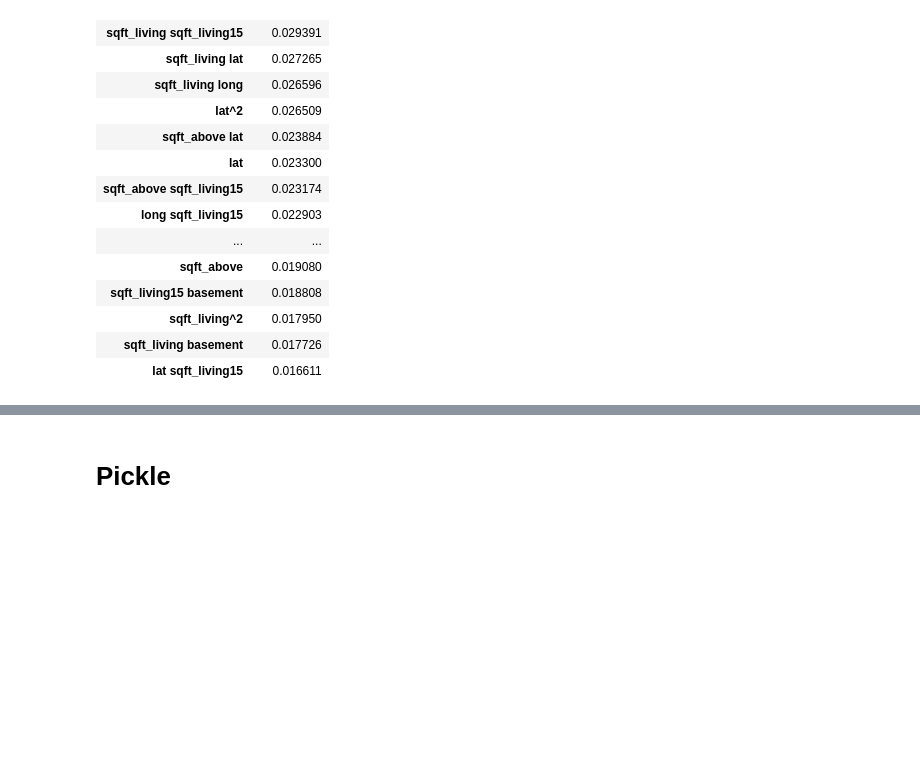
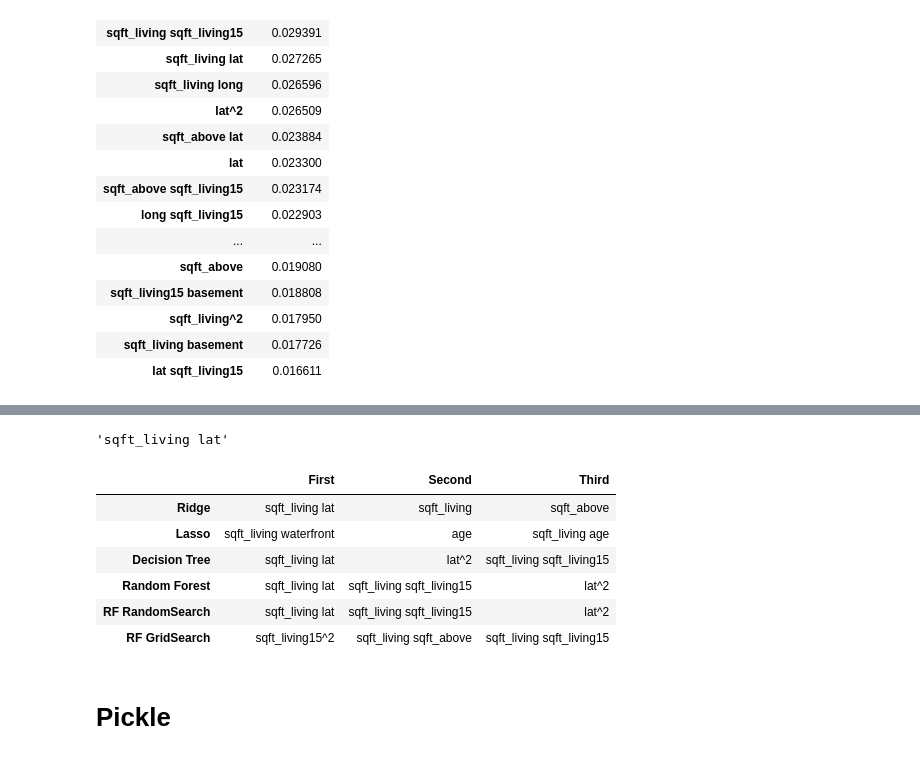
Before and after one commit to datascisteven/King-County-Housing-Price-Prediction, a Jupyter notebook: housing_modeling.ipynb, the cells around one changed output, grey strips where cells are left out. Saved outputs shown, nothing was run; the diff lists cells and outputs as text; code cells hidden in the pictures; blank space fills up the shorter version.

```diff
--- a/housing_modeling.ipynb
+++ b/housing_modeling.ipynb
@@ -613,8 +634,8 @@ plt.show()
 # %% [output]
 [figure]
 # %%
-top_feat_lasso = pd.DataFrame(importance,
-                              index=names,
+top_feat_lasso = pd.DataFrame(np.abs(lasso.coef_),
+                              index=np.array(X_tr2_sc.columns),
                               columns=['importance']).sort_values('importance', ascending=False)
 top_feat_lasso.head(20)
 # %% [output]
@@ -1036,3 +1255,27 @@ top_feat_rf_gs.head(20)
+# %%
+top_feat_ridge.index[0]
+# %% [output]
+'sqft_living lat'
+# %%
+list_top3 = [[top_feat_ridge.index[0], top_feat_ridge.index[1], top_feat_ridge.index[2]],
+             [top_feat_lasso.index[0], top_feat_lasso.index[1], top_feat_lasso.index[2]],
+             [top_feat_dt.index[0], top_feat_dt.index[1], top_feat_dt.index[2]],
+             [top_feat_rf.index[0], top_feat_rf.index[1], top_feat_rf.index[2]],
+             [top_feat_rf_rcv.index[0], top_feat_rf_rcv.index[1], top_feat_rf_rcv.index[2]],
+             [top_feat_rf_gs.index[0], top_feat_rf_gs.index[1], top_feat_rf_gs.index[2]]]
+index = ["Ridge", "Lasso", "Decision Tree", "Random Forest", "RF RandomSearch", "RF GridSearch"]
+columns = ["First", "Second", "Third". "Fourth", "Fifth"]
+top3_df = pd.DataFrame(data=list_top3, index=index, columns=columns)
+# %%
+top3_df
+# %% [output]
+|  | First | Second | Third |
+| Ridge | sqft_living lat | sqft_living | sqft_above |
+| Lasso | sqft_living waterfront | age | sqft_living age |
+| Decision Tree | sqft_living lat | lat^2 | sqft_living sqft_living15 |
+| Random Forest | sqft_living lat | sqft_living sqft_living15 | lat^2 |
+| RF RandomSearch | sqft_living lat | sqft_living sqft_living15 | lat^2 |
+| RF GridSearch | sqft_living15^2 | sqft_living sqft_above | sqft_living sqft_living15 |
 # %%
 #instantiate a linear regression object
 rf_final = RandomForestRegressor(n_estimators=100,
```
Also changed, not shown: parts of 21 cells of this notebook, 3 other files.
